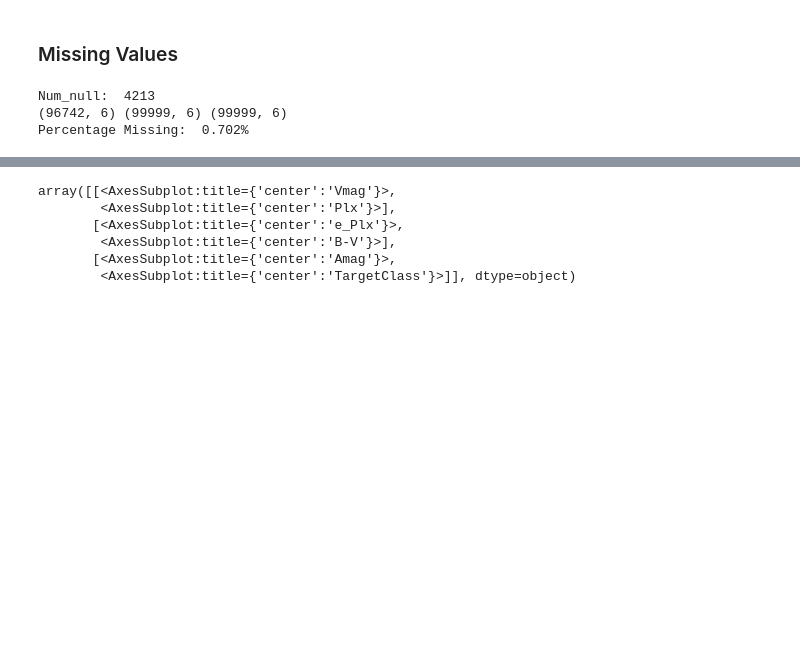
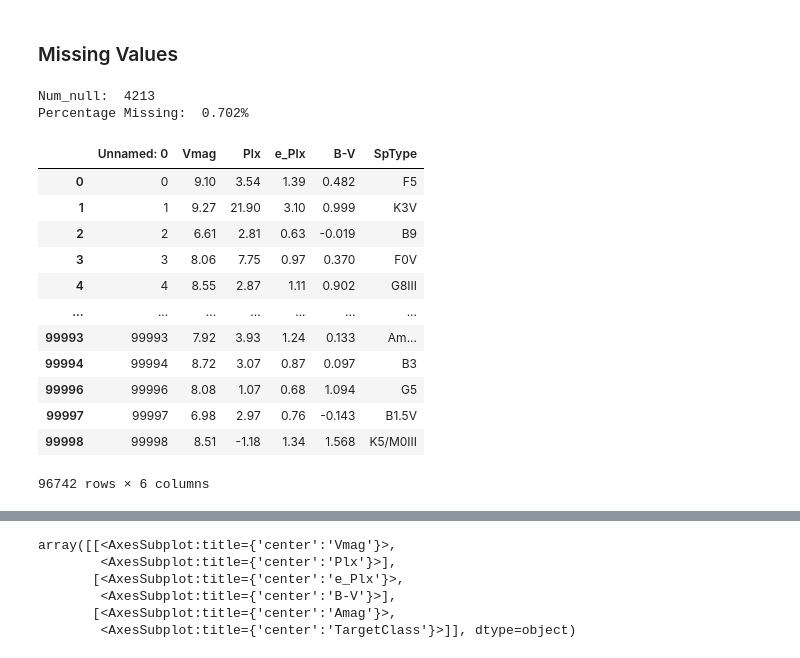
Before and after one commit to cristianBMJ/ClassificationStar, a Jupyter notebook: classification-star.ipynb, the cells around one changed output, grey strips where cells are left out. Saved outputs shown, nothing was run; the diff lists cells and outputs as text; code cells hidden in the pictures; blank space fills up the shorter version.

```diff
--- a/classification-star.ipynb
+++ b/classification-star.ipynb
@@ -74,20 +106,31 @@ memory usage: 3.1+ MB
 # %%
 missingValueCount = dataRaw.isnull().sum()
 print('Num_null: ' , missingValueCount.sum() )
 
-dataLabel = dataRaw.dropna()
-dataUnlabel = dataRaw.fillna(0)
 
-print( dataLabel.shape , dataRaw.shape , dataUnlabel.shape )
+
 
 totalData = np.product(dataRaw.shape)
 percentMissing=missingValueCount.sum()/totalData
 
 print('Percentage Missing:', '{: .3%}'.format(percentMissing))
-dataRaw = dataLabel
+dataRaw.dropna(inplace=True)
+dataRaw.fillna(0)
 # %% [output]
 Num_null:  4213
-(96742, 6) (99999, 6) (99999, 6)
 Percentage Missing:  0.702%
+|  | Unnamed: 0 | Vmag | Plx | e_Plx | B-V | SpType |
+| 0 | 0 | 9.10 | 3.54 | 1.39 | 0.482 | F5 |
+| 1 | 1 | 9.27 | 21.90 | 3.10 | 0.999 | K3V |
+| 2 | 2 | 6.61 | 2.81 | 0.63 | -0.019 | B9 |
+| 3 | 3 | 8.06 | 7.75 | 0.97 | 0.370 | F0V |
+| 4 | 4 | 8.55 | 2.87 | 1.11 | 0.902 | G8III |
+| ... | ... | ... | ... | ... | ... | ... |
+| 99993 | 99993 | 7.92 | 3.93 | 1.24 | 0.133 | Am... |
+| 99994 | 99994 | 8.72 | 3.07 | 0.87 | 0.097 | B3 |
+| 99996 | 99996 | 8.08 | 1.07 | 0.68 | 1.094 | G5 |
+| 99997 | 99997 | 6.98 | 2.97 | 0.76 | -0.143 | B1.5V |
+| 99998 | 99998 | 8.51 | -1.18 | 1.34 | 1.568 | K5/M0III |
+96742 rows × 6 columns
 # %%
 dataRaw = dataRaw.drop(['Unnamed: 0'], axis=1)
```
Also changed, not shown: parts of 36 cells of this notebook.
